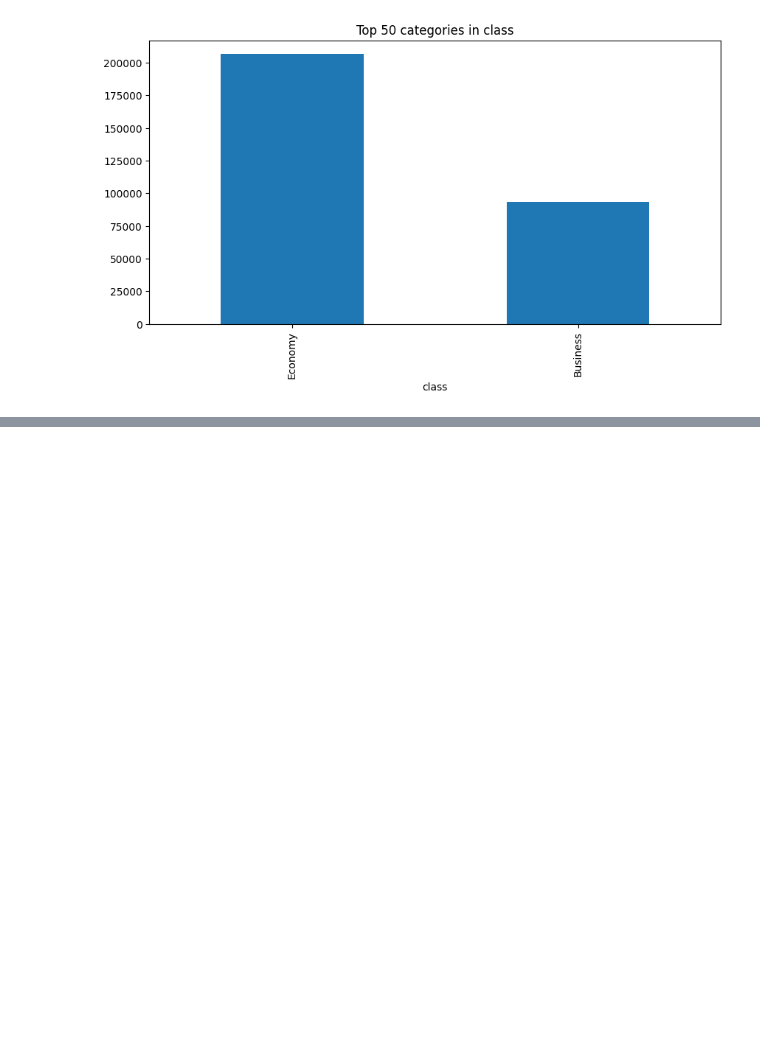
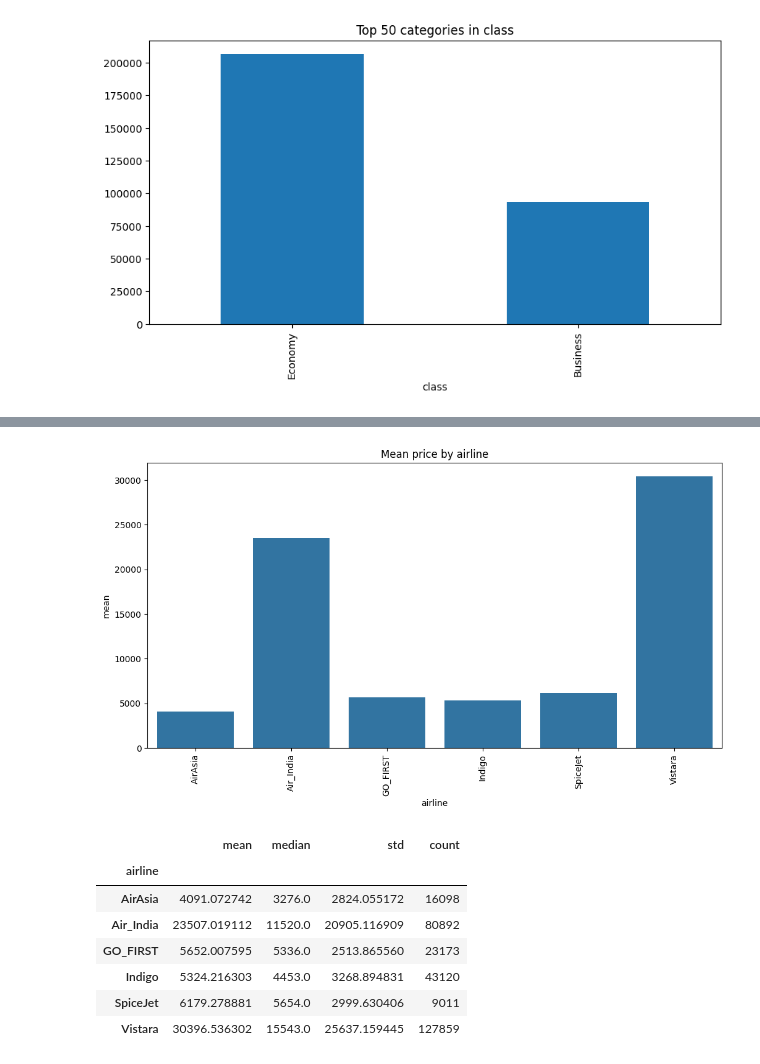
Before and after one commit to shuvakant6623/Airlines-flight-analysis-and-prediction, a Jupyter notebook: prediction.ipynb, the cells around one changed output, grey strips where cells are left out. Saved outputs shown, nothing was run; the diff lists cells and outputs as text; code cells hidden in the pictures; blank space fills up the shorter version.

```diff
--- a/prediction.ipynb
+++ b/prediction.ipynb
@@ -167,0 +284,12 @@ Freq_analysis(data,cat_cols)
+# %%
+plot_grouped_stats(data, "price", "airline")
+# %% [output]
+[figure, added]
+|  | mean | median | std | count |
+| airline |  |  |  |  |
+| AirAsia | 4091.072742 | 3276.0 | 2824.055172 | 16098 |
+| Air_India | 23507.019112 | 11520.0 | 20905.116909 | 80892 |
+| GO_FIRST | 5652.007595 | 5336.0 | 2513.865560 | 23173 |
+| Indigo | 5324.216303 | 4453.0 | 3268.894831 | 43120 |
+| SpiceJet | 6179.278881 | 5654.0 | 2999.630406 | 9011 |
+| Vistara | 30396.536302 | 15543.0 | 25637.159445 | 127859 |
```
Also changed, not shown: parts of 33 cells of this notebook.
